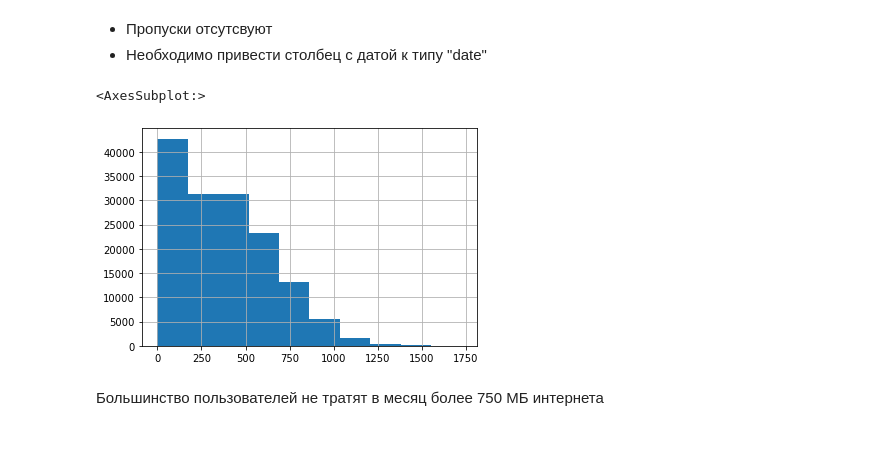
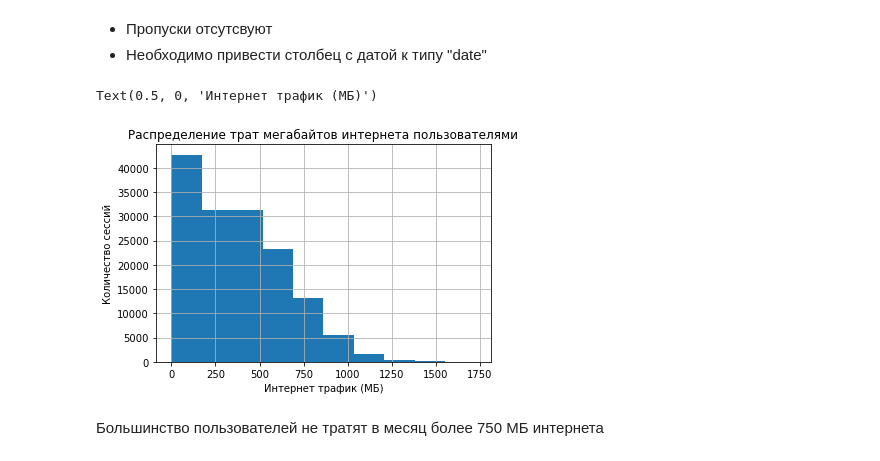
Before and after one commit to KirillovIgor/Portfolio, a Jupyter notebook: mobile_communication/mobile_communication.ipynb, the cells around one changed output. Cells and saved outputs as stored; diff of their text form; code cells hidden in the pictures.

```diff
--- a/mobile_communication/mobile_communication.ipynb
+++ b/mobile_communication/mobile_communication.ipynb
@@ -145,9 +148,12 @@ memory usage: 5.7+ MB
 # %%
 #Изучим распределение трат мегабайтов интернета пользователями
 sessions['mb_used'].hist()
+plt.title('Распределение трат мегабайтов интернета пользователями')
+plt.ylabel('Количество сессий')
+plt.xlabel('Интернет трафик (МБ)')
 # %% [output]
-<AxesSubplot:>
+Text(0.5, 0, 'Интернет трафик (МБ)')
-[figure, old version]
+[figure, new version]
 # %% [markdown]
 Большинство пользователей не тратят в месяц более 750 МБ интернета
 # %%
```
Also changed, not shown: parts of 4 cells of this notebook.
